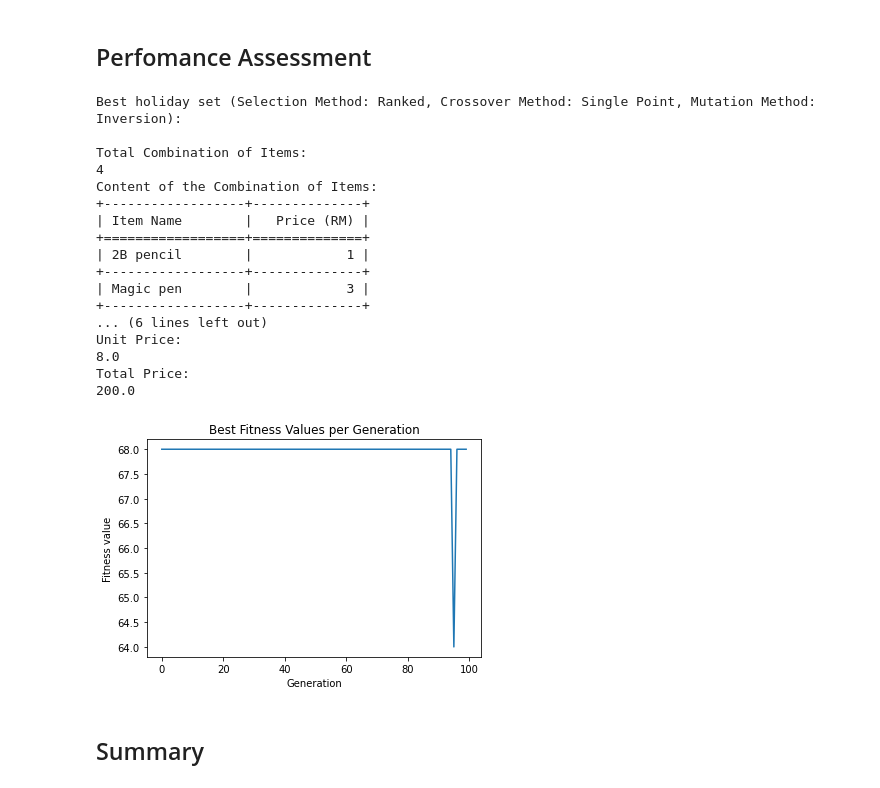
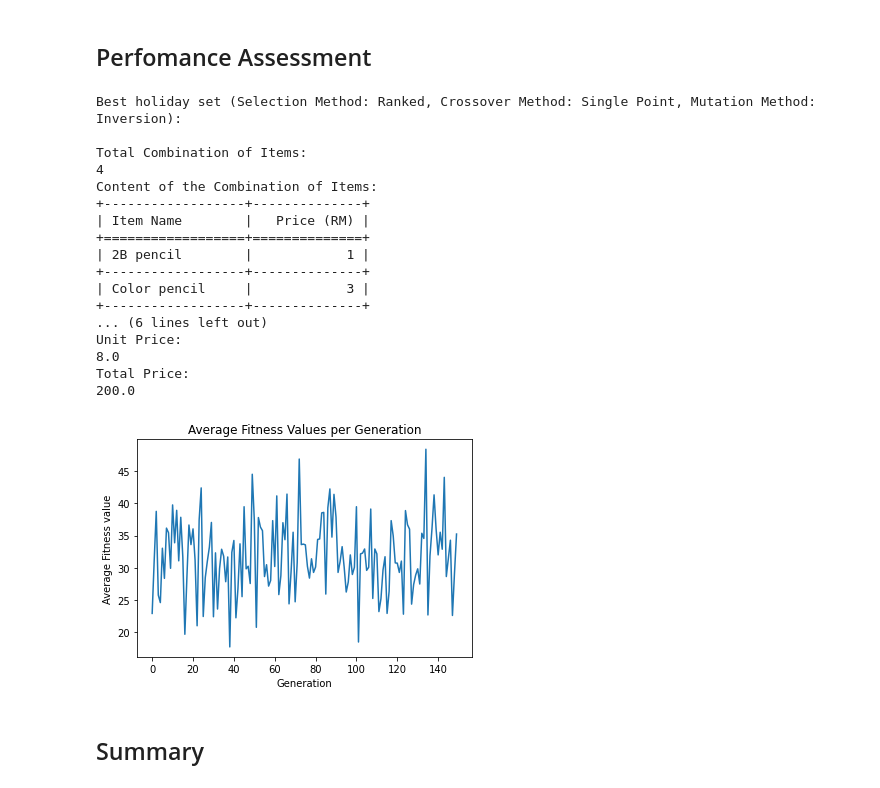
Before and after one commit to SalahAlHaismawi/Artificial-Intelligence-Problems, a Jupyter notebook: Project.ipynb, the cells around one changed output. Cells and saved outputs as stored; diff of their text form; code cells hidden in the pictures.

```diff
--- a/Project.ipynb
+++ b/Project.ipynb
@@ -223,27 +223,26 @@ def evolve(population, fitness_values, selection_method, crossover_method, mutat
 # %%
 def main(selection_method, crossover_method, mutation_method):
     # Generate an initial population
-    population = generate_population(25)
+    population = generate_population(50)
 
     # Calculate fitness values for each chromosome
+    avg_fitness_history = []
     fitness_values = [fitness_function(chromosome) for chromosome in population]
-    fitness_history = []
 
     best_fitness = float('inf')
     best_combination = []
 
-    for generation in range(100):
+    for generation in range(150):
         # Select parents and perform crossover and mutation
         population = evolve(population, fitness_values, selection_method, crossover_method, mutation_method)
 
         # Calculate fitness values for each chromosome
         fitness_values = [fitness_function(chromosome) for chromosome in population]
-        fitness_history.append(max(fitness_values))
+        avg_fitness_history.append(sum(fitness_values) / len(fitness_values))
 
        # Find the best fitness value and corresponding combination
     best_fitness = max(fitness_values)
     best_combination = population[fitness_values.index(best_fitness)].copy()
-
 
     # Display the total combination and the content of the combination
     print("Total Combination of Items: ")
@@ -270,14 +269,18 @@ def main(selection_method, crossover_method, mutation_method):
     print("Total Price: ")
     print(unit_price * 25 if best_fitness >= 0 else 0)
 
-    return best_combination, fitness_history
+    return best_combination, avg_fitness_history
 # %% [markdown]
 ## Perfomance Assessment
 # %%
 # Test 1
+# Selection Method: Ranked
+# Crossover Method: Single Point
+# Mutation Method: Inversion
+
 print("Best holiday set (Selection Method: Ranked, Crossover Method: Single Point, Mutation Method: Inversion):")
 print()
-best_holiday_set_1, fitness_history_1 = main(selection_roulette_wheel, crossover_two_point, mutation_bit_flip)
+best_holiday_set_1, avg_fitness_history_1 = main(selection_roulette_wheel, crossover_two_point, mutation_bit_flip)
 # %% [output]
 Best holiday set (Selection Method: Ranked, Crossover Method: Single Point, Mutation Method: Inversion):
 
@@ -289,7 +292,7 @@ Content of the Combination of Items:
 +==================+==============+
 | 2B pencil        |            1 |
 +------------------+--------------+
-| Magic pen        |            3 |
+| Color pencil     |            3 |
 +------------------+--------------+
 ... (6 lines left out)
 Unit Price:
@@ -297,18 +300,18 @@ Unit Price:
 Total Price:
 200.0
 # %%
-x = range(0,len(fitness_history_1))
-y = fitness_history_1
+x = range(0,len(avg_fitness_history_1))
+y = avg_fitness_history_1
 
 plt.plot(x, y)
 
-plt.title("Best Fitness Values per Generation")
+plt.title("Average Fitness Values per Generation")
 plt.xlabel("Generation")
-plt.ylabel("Fitness value")
+plt.ylabel("Average Fitness value")
 
 plt.show()
 # %% [output]
-[figure, old version]
+[figure, new version]
 # %% [markdown]
 ## Summary
 # %% [markdown]
```
